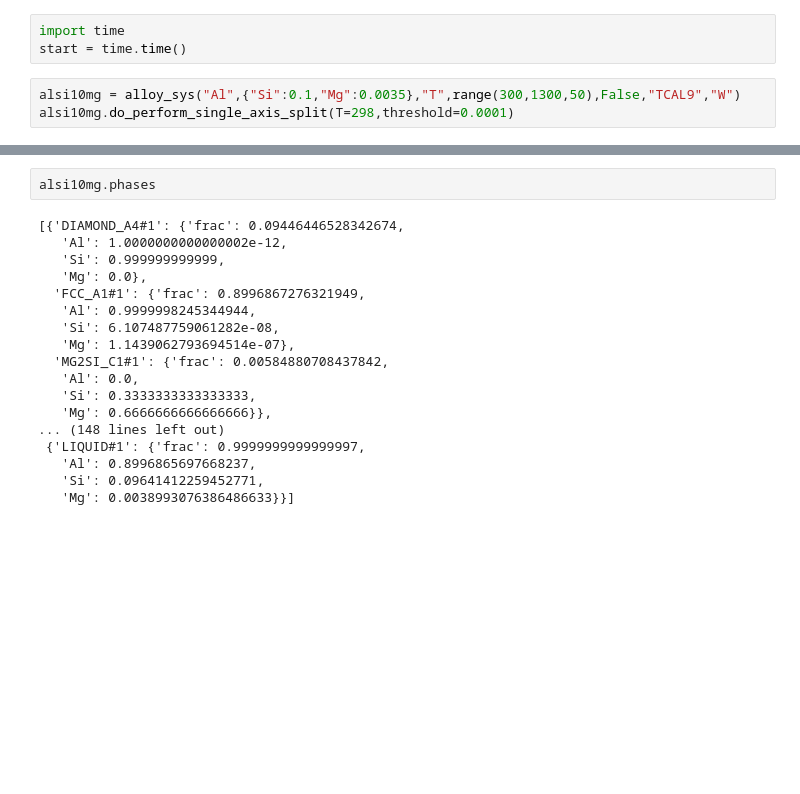
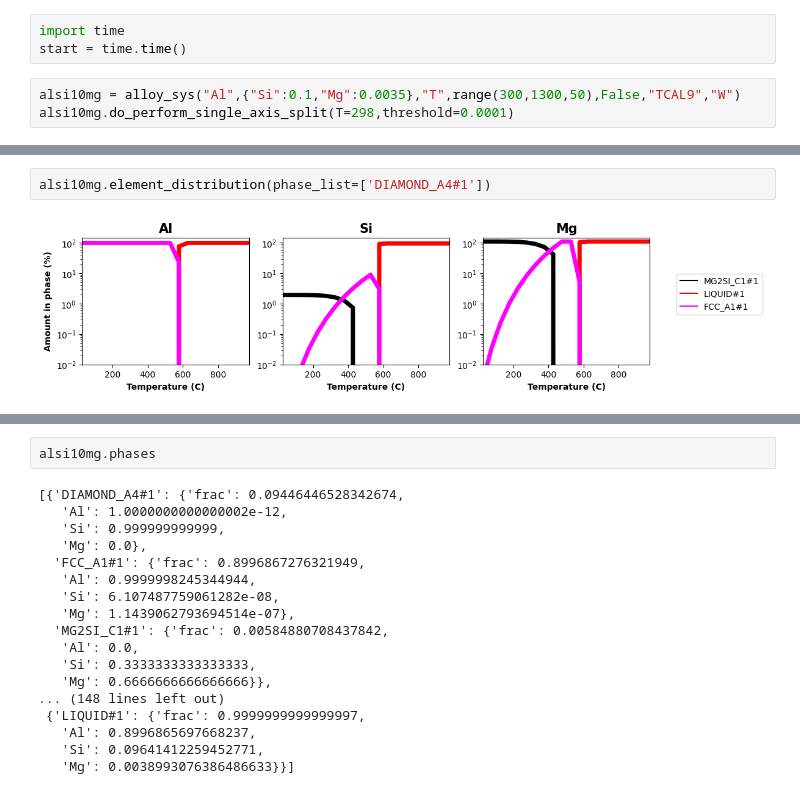
Before and after one commit to BMGla5er/REPEATC, a Jupyter notebook: Alloy_syst_test.ipynb, the cells around one changed output, grey strips where cells are left out. Cells and saved outputs as stored; diff of their text form; blank space fills up the shorter version.

```diff
--- a/Alloy_syst_test.ipynb
+++ b/Alloy_syst_test.ipynb
@@ -27,0 +32,4 @@ alsi10mg.composition_distribution()
+# %%
+alsi10mg.element_distribution(phase_list=['DIAMOND_A4#1'])
+# %% [output]
+[figure, added]
```
Also changed, not shown: parts of 11 cells of this notebook, 1 other file.
